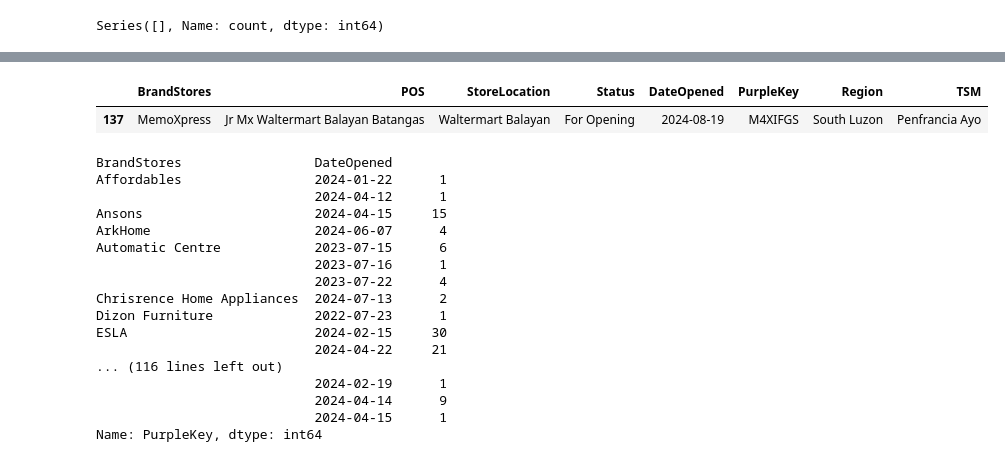
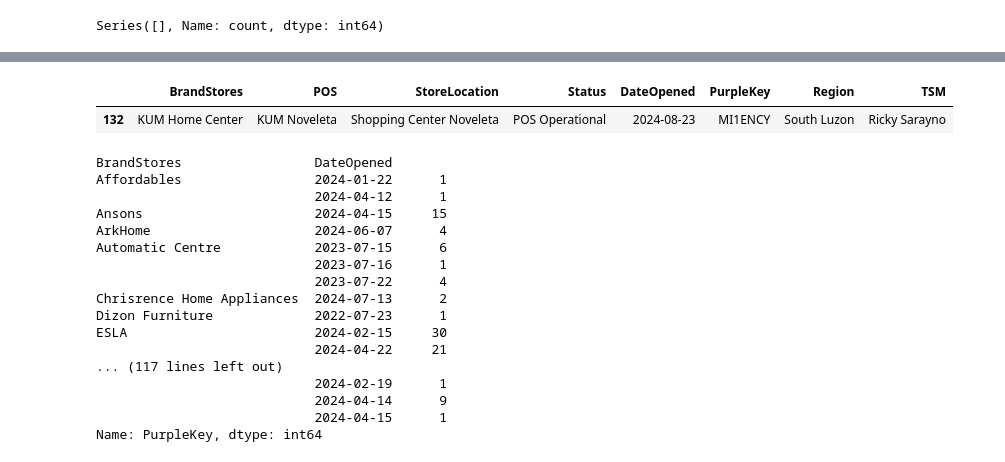
Before and after one commit to dchakroborti-tonik/POS_Addition, a Jupyter notebook: Notebook/Pos_mapping_new.ipynb, the cells around one changed output, grey strips where cells are left out. Saved outputs shown, nothing was run; the diff lists cells and outputs as text; code cells hidden in the pictures.

```diff
--- a/Notebook/Pos_mapping_new.ipynb
+++ b/Notebook/Pos_mapping_new.ipynb
@@ -24,6 +24,6 @@ client = bigquery.Client(project='prj-prod-dataplatform')
 # Set options or configurations as needed
 # Example: pd.set_option('display.max_columns', None)
 # %%
-df = pd.read_csv(r"C:\Users\DwaipayanChakroborti\OneDrive - Tonik Financial Pte Ltd\MyStuff\SIL Sales\Shin Nebria\POS_Addition\Data\pos_add_20240823_file2.csv")
+df = pd.read_csv(r"C:\Users\DwaipayanChakroborti\OneDrive - Tonik Financial Pte Ltd\MyStuff\SIL Sales\Shin Nebria\POS_Addition\Data\pos_add_20240823_file3.csv")
 df.shape
 # %% [output]
@@ -459,8 +415,8 @@ df.sort_values('DateOpened', ascending=False).head(10)
 # %%
-df[df['PurpleKey'] =='M4XIFGS']
+df[df['PurpleKey'] =='MI1ENCY']
 # %% [output]
 |  | BrandStores | POS | StoreLocation | Status | DateOpened | PurpleKey | Region | TSM |
-| 137 | MemoXpress | Jr Mx Waltermart Balayan Batangas | Waltermart Balayan | For Opening | 2024-08-19 | M4XIFGS | South Luzon | Penfrancia Ayo |
+| 132 | KUM Home Center | KUM Noveleta | Shopping Center Noveleta | POS Operational | 2024-08-23 | MI1ENCY | South Luzon | Ricky Sarayno |
 # %%
 df.groupby(['BrandStores', 'DateOpened'])['PurpleKey'].nunique()
 # %% [output]
@@ -476,7 +432,7 @@ Chrisrence Home Appliances  2024-07-13      2
 Dizon Furniture             2022-07-23      1
 ESLA                        2024-02-15     30
                             2024-04-22     21
-... (116 lines left out)
+... (117 lines left out)
                             2024-02-19      1
                             2024-04-14      9
                             2024-04-15      1
```
Also changed, not shown: parts of 35 cells of this notebook, 3 other files.
